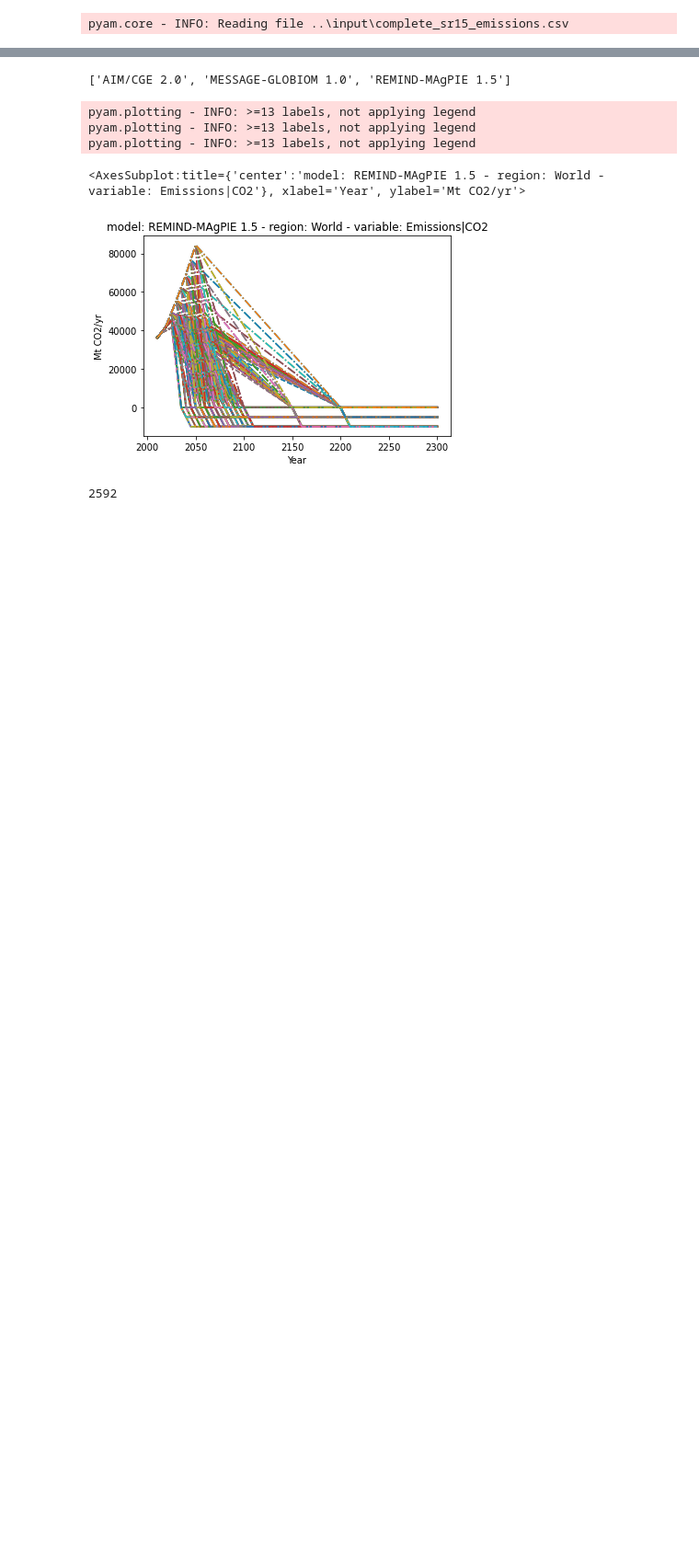
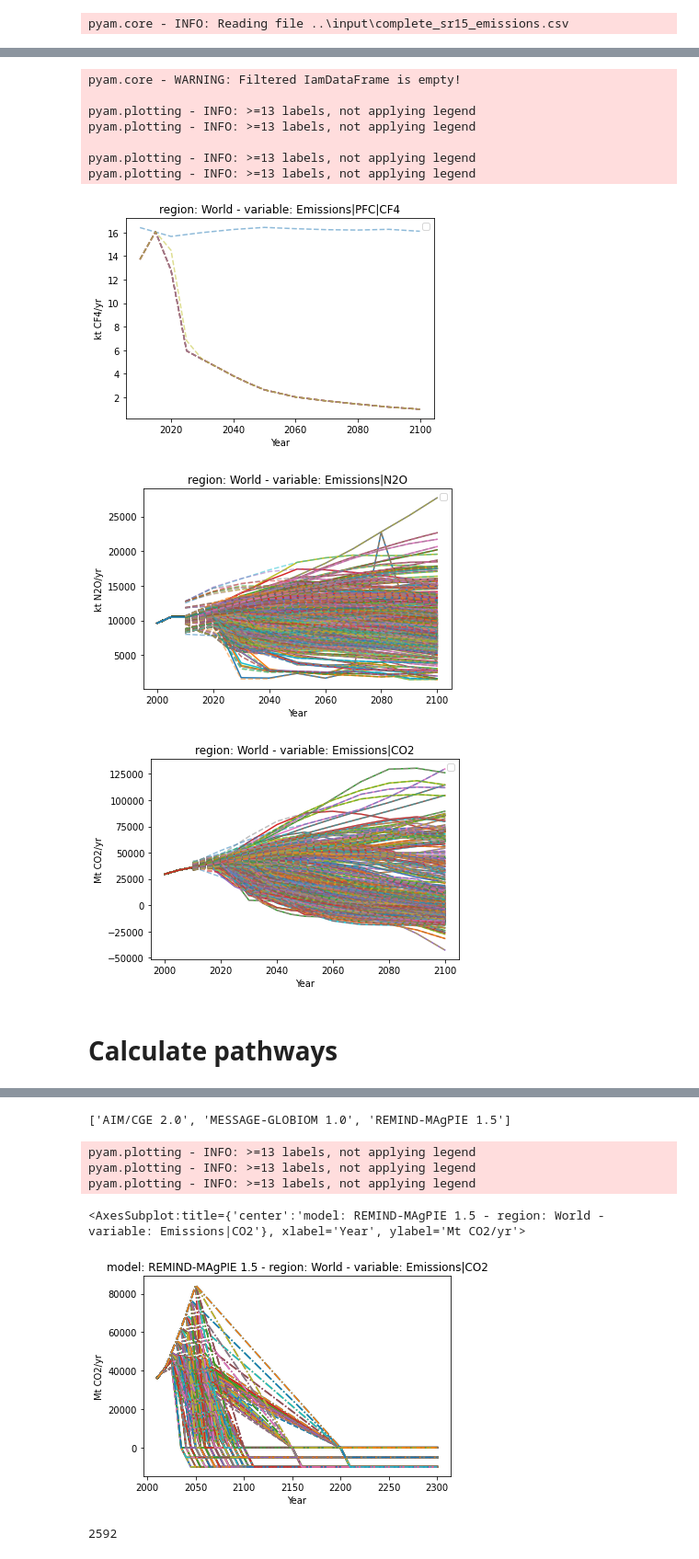
Before and after one commit to Rlamboll/PROVIDEemissions, a Jupyter notebook: notebooks/Tier_3_scenarios.ipynb, the cells around one changed output, grey strips where cells are left out. Shown at 92% size. Cells and saved outputs as stored; diff of their text form; code cells hidden in the pictures; blank space fills up the shorter version.

Commit message:
Added AR6 reversal scheme, harmonised some data flows better

```diff
--- a/notebooks/Tier_3_scenarios.ipynb
+++ b/notebooks/Tier_3_scenarios.ipynb
@@ -46,0 +108,5 @@ co2ei = "Emissions|CO2|Energy and Industrial Processes"
+# %%
+returning_years = np.arange(2010, 2101, 5)
+sr15_em_int = sr15_em_int.filter(year=returning_years)
+# %%
+sr15_em_int = sr15_em_int.rename({"unit": {'kt HFC4310mee/yr': 'kt HFC43-10/yr'}})
@@ -46,0 +133,18 @@ co2ei = "Emissions|CO2|Energy and Industrial Processes"
+# %%
+for var in ["*PFC|CF4", "*N2O", "*CO2"]:
+    plt.figure()
+    ax = plt.subplot()
+    sr15_em_int_harm.filter(variable=var).plot(ax=ax)
+    sr15_em_int.filter(variable=var).plot(ax=ax, linestyle="--", alpha=0.5)
+    ax.legend("_")
+# %% [output]
+pyam.core - WARNING: Filtered IamDataFrame is empty!
+
+pyam.plotting - INFO: >=13 labels, not applying legend
+pyam.plotting - INFO: >=13 labels, not applying legend
+
+pyam.plotting - INFO: >=13 labels, not applying legend
+pyam.plotting - INFO: >=13 labels, not applying legend
+[figure, added]
+[figure, added]
+[figure, added]
@@ -47,3 +153,5 @@ co2ei = "Emissions|CO2|Energy and Industrial Processes"
+# %% [markdown]
+# Calculate pathways
 # %%
 try:
     del all_scens
```
Also changed, not shown: parts of 20 cells of this notebook, 3 other files.
